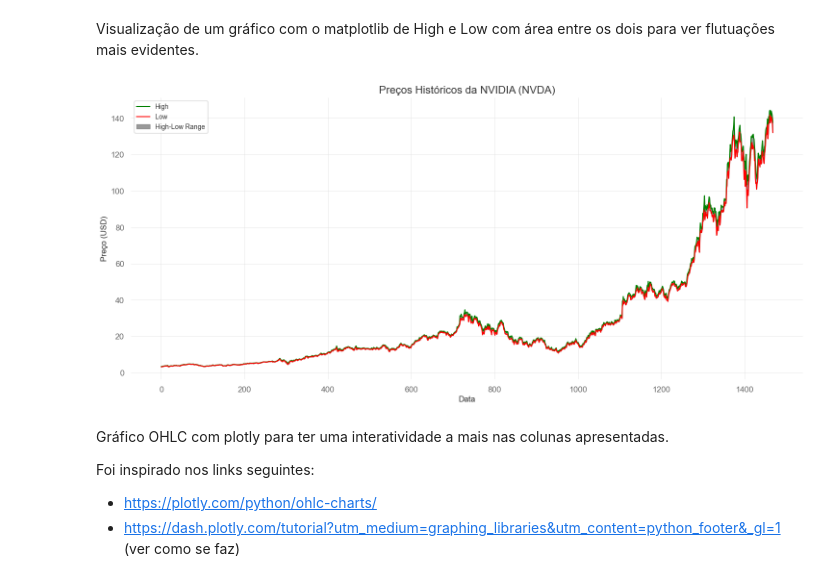
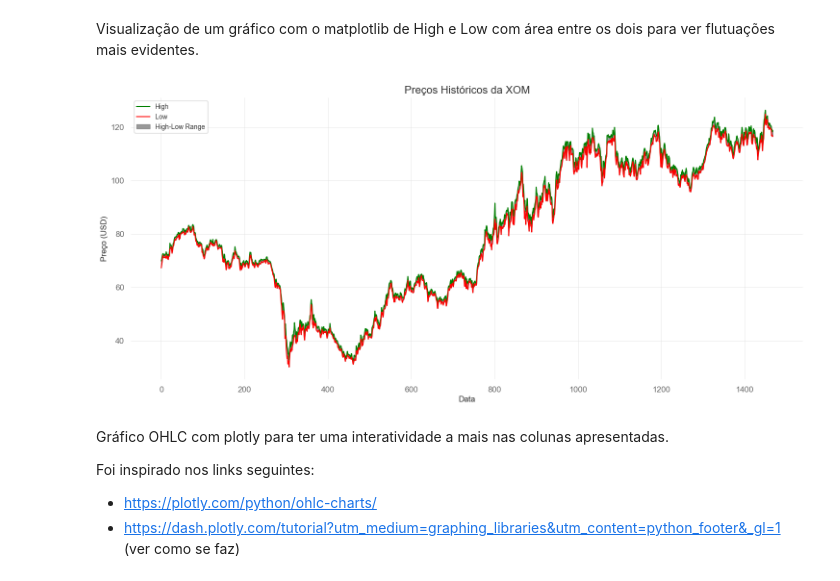
Before and after one commit to JoniFB03/OEOD, a Jupyter notebook: notebooks/Projeto_OEOD-Grupo7.ipynb, the cells around one changed output. Cells and saved outputs as stored; diff of their text form; code cells hidden in the pictures.

Commit message:
change ticker no code

```diff
--- a/notebooks/Projeto_OEOD-Grupo7.ipynb
+++ b/notebooks/Projeto_OEOD-Grupo7.ipynb
@@ -141,7 +141,7 @@ Para o desenvolvimento deste projeto vamos utilizar os stocks da NVIDIA no perí
 
 > # **3. Extração de dados**
 # %%
-ticker = "NVDA"
+ticker = "XOM"
 start_date = "2019-01-01" # Não há dia 1 de janeiro de 2019...
 end_date = "2024-11-01" # para incluir também o dia 31 de outubro de 2024
 data = yf.download(ticker, start=start_date, end=end_date)
@@ -227,7 +227,7 @@ data = data.reset_index() # retira-se o index para poder usar a data como coluna
 # retirar o MultiIndex das colunas (sempre NVDA e Ticker)
 if isinstance(data.columns, pd.MultiIndex):
     data.columns = [' '.join(map(str, col)).strip() for col in data.columns]
-data.columns = [col.replace("NVDA", "").replace("Ticker", "").strip() for col in data.columns]
+data.columns = [col.replace(f"{ticker}", "").replace("Ticker", "").strip() for col in data.columns]
 data
 # %% [output]
 |  | Date | Adj Close | Close | High | Low | Open | Volume |
@@ -252,25 +252,25 @@ Visualização de um gráfico com o matplotlib de High e Low com área entre os
 # %%
 plt.figure(figsize=(15, 7))
 
 # plt.plot(data.index, data['Adj Close'], label="Adj Close", color='blue')
 # plt.plot(data.index, data['Close'], label="Close", color='orange')
 
 # mostra apenas os dias de 1 a 1468 (2019-01-02 a 2024-10-31)
 plt.plot(data.index, data['High'], label="High", color='green')
 plt.plot(data.index, data['Low'], label="Low", color='red')
 plt.fill_between(data.index, data['High'], data['Low'], color='grey', alpha=0.8, label='High-Low Range')
 
-plt.title("Preços Históricos da NVIDIA (NVDA)", fontsize=16)
+plt.title(f"Preços Históricos da {ticker}", fontsize=16)
 plt.xlabel("Data", fontsize=12)
 plt.ylabel("Preço (USD)", fontsize=12)
 plt.legend(loc='upper left', fontsize=10)
 
 
 # Exibir gráfico
 plt.tight_layout()
 plt.show()
 # %% [output]
-[figure, old version]
+[figure, new version]
 # %% [markdown]
 Gráfico OHLC com plotly para ter uma interatividade a mais nas colunas apresentadas.
 
```
Also changed, not shown: parts of 9 cells of this notebook.
